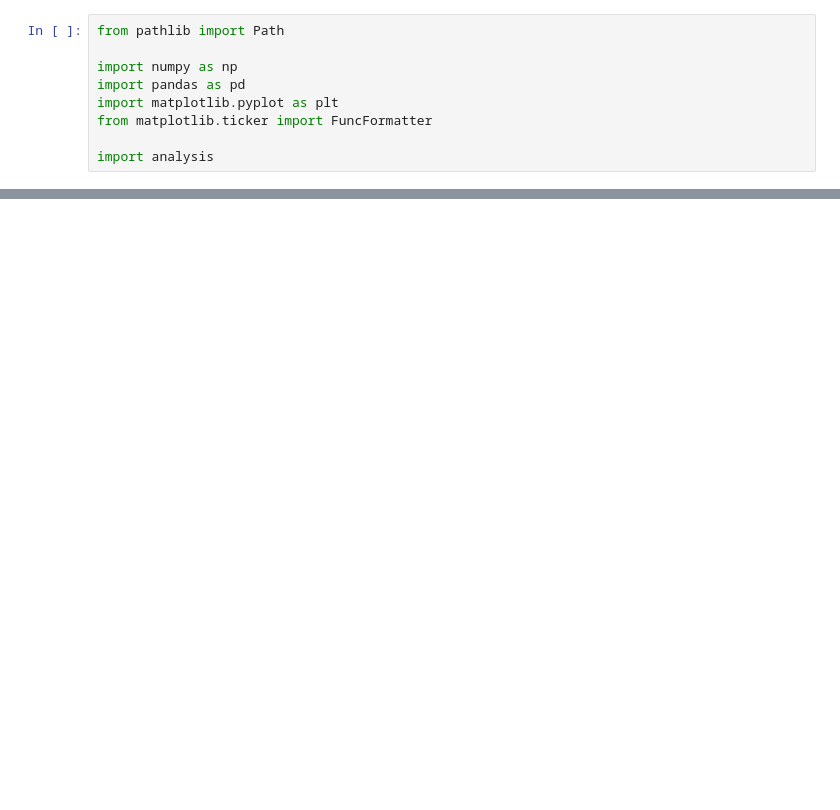
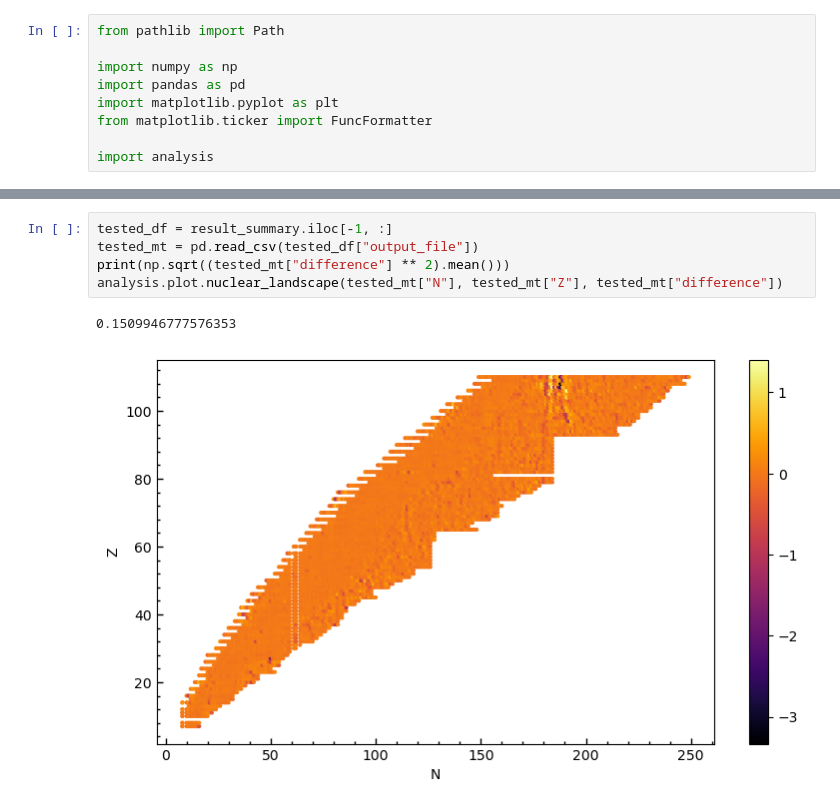
Before and after one commit to mzyudhistira/BSk24-Emu, a Jupyter notebook: analysis.ipynb, the cells around one changed output, grey strips where cells are left out. Drawn from its saved outputs; the diff is of its cells as text; blank space fills up the shorter version.

```diff
--- a/analysis.ipynb
+++ b/analysis.ipynb
@@ -20 +30,9 @@ result_summary.tail()
+# %%
+tested_df = result_summary.iloc[-1, :]
+tested_mt = pd.read_csv(tested_df["output_file"])
+print(np.sqrt((tested_mt["difference"] ** 2).mean()))
+analysis.plot.nuclear_landscape(tested_mt["N"], tested_mt["Z"], tested_mt["difference"])
+# %% [output]
+0.1509946777576353
+[figure, added]
 # %%
```
Also changed, not shown: parts of 10 cells of this notebook, 25 other files.
